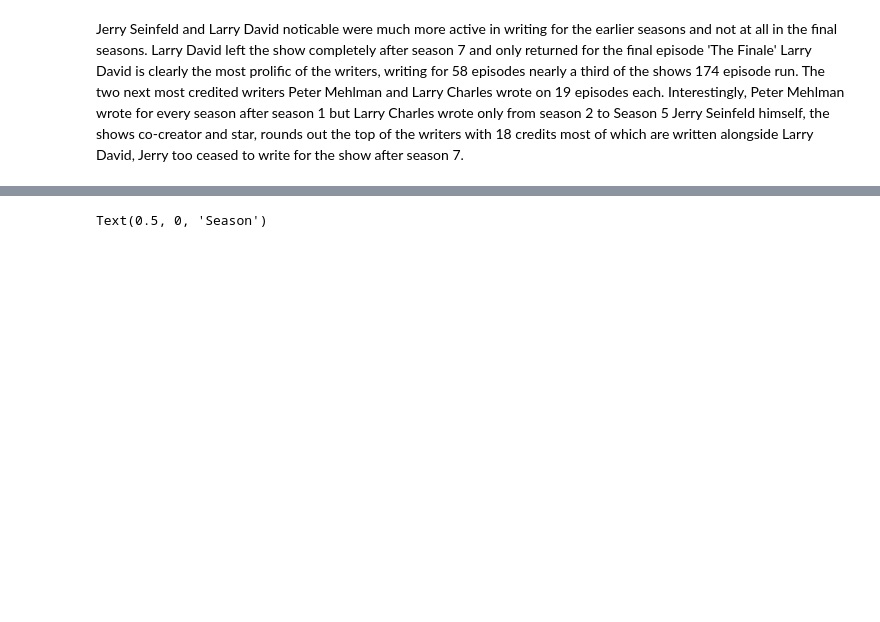
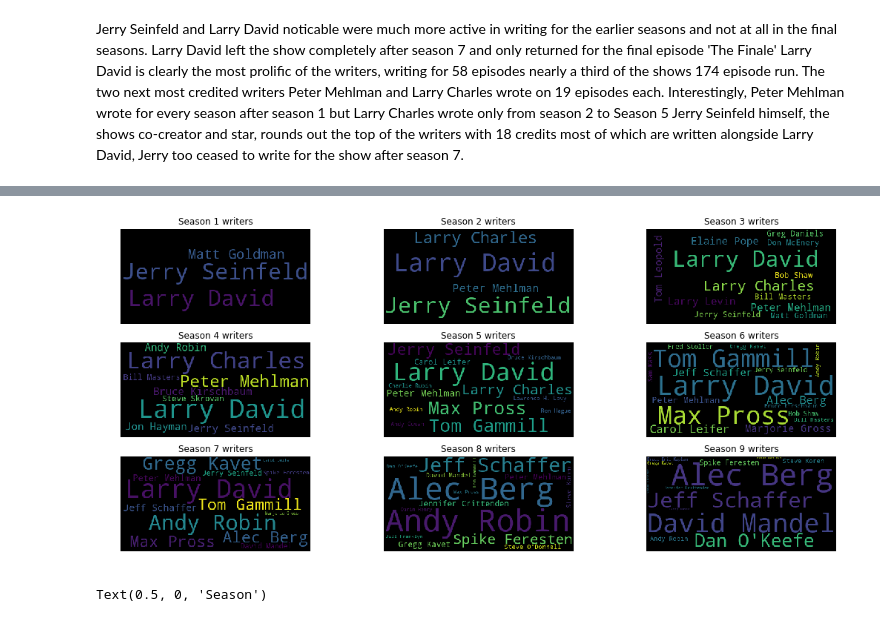
Before and after one commit to ktzioumis/The-Seinfeld, a Jupyter notebook: student.ipynb, the cells around one changed output, grey strips where cells are left out. Drawn from its saved outputs; the diff is of its cells as text; code cells hidden in the pictures; blank space fills up the shorter version.

```diff
--- a/student.ipynb
+++ b/student.ipynb
@@ -247,27 +241,28 @@ writers
 # %% [markdown]
 Marc Jaffe has only a story credit and Buck Dancer is a psuedonym for Larry David, these entries will be removed and Buck Dancer replaced with Larry David
 # %%
+#edits on credits
 episodes=episodes.replace('Larry Charles / Story By Marc Jaffe','Larry Charles')
 episodes=episodes.replace('Lawrence H. Levy, Buck Dancer (Larry David pseudonym)','Lawrence H. Levy, Larry David')
-
+#re-split
 names=[]
 for i in episodes['Writers'].unique():
     names.append(i.replace(' and ',',').rstrip('.').split(','))
 
-
+#corrected set of unique writers' names
 writers=set(([item.strip() for sublist in names for item in sublist]))
 
 
-writers_episodes=dict()
-for writer in writers:
-    writers_episodes[writer]=0
-for writer in writers:
-    for ep in episodes.Writers:
-        if writer in ep:
-            writers_episodes[writer]+=1
+# writers_episodes=dict()
+# for writer in writers:
+#     writers_episodes[writer]=0
+# for writer in writers:
+#     for ep in episodes.Writers:
+#         if writer in ep:
+#             writers_episodes[writer]+=1
 
 
-writers_episodes
+# writers_episodes
 # %% [output]
 {'Jerry Seinfeld': 18,
  'Alec Berg': 14,
@@ -360 +359,12 @@ array([[4.0],
+# %%
+plt.figure(figsize=(18,8))
+#construct wordcloud for each season - wordclouds cannot have zero-values!
+for i in range(1,10):
+    wordcloud.fit_words(dict(zip(writers_df.loc[writers_df['Season '+str(i)]!=0].Writer.values,writers_df.loc[writers_df['Season '+str(i)]!=0]['Season '+str(i)].values)))
+    plt.subplot(3,3,i)
+    plt.imshow(wordcloud)
+    plt.title('Season '+str(i)+' writers')
+    plt.axis('off')
+# %% [output]
+[figure, added]
 # %%
```
Also changed, not shown: parts of 33 cells of this notebook, 1 other file.
